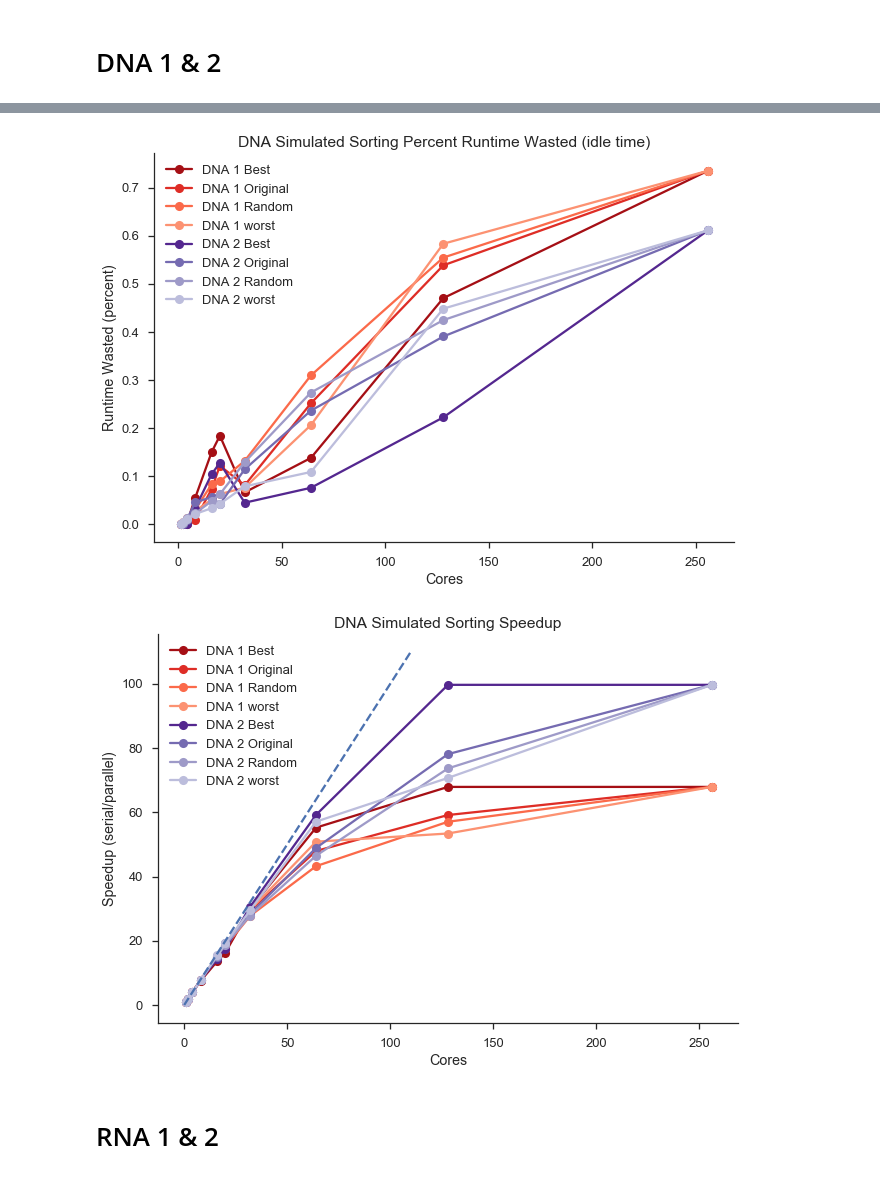
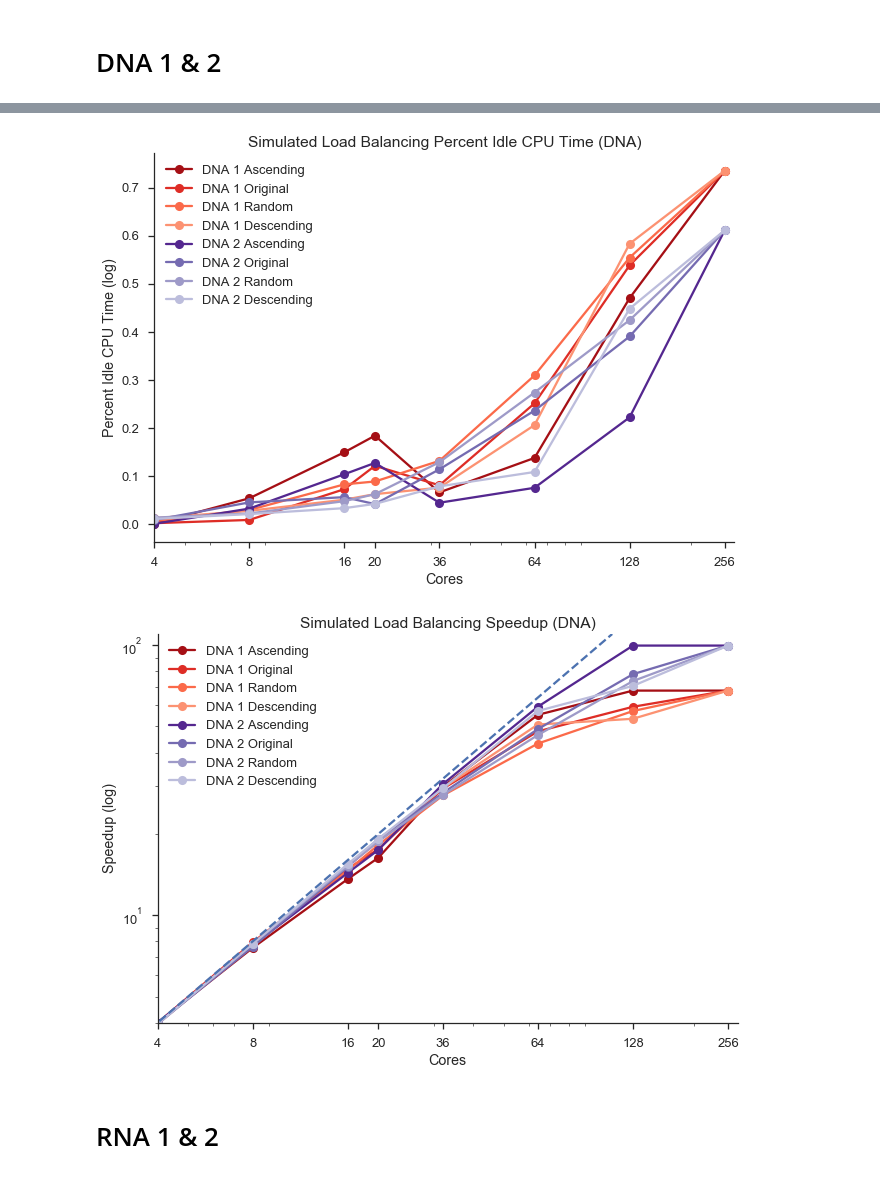
Before and after one commit to AndrewPaulLund/cs205project, a Jupyter notebook: notebooks/simulation_load_balance_plots.ipynb, the cells around one changed output, grey strips where cells are left out. Drawn from its saved outputs; the diff is of its cells as text; code cells hidden in the pictures.

```diff
--- a/notebooks/simulation_load_balance_plots.ipynb
+++ b/notebooks/simulation_load_balance_plots.ipynb
@@ -51,78 +32,86 @@ d1.head(10), d2.head(10)
 # %%
-#separate cases
+#separate cases (10 rows per case)
 #DNA1
-d1_best = d1.iloc[0:10].sort_values(by=['cores'])
+d1_ascending = d1.iloc[0:10].sort_values(by=['cores'])
 d1_original = d1.iloc[10:20].sort_values(by=['cores'])
 d1_random = d1.iloc[20:30].sort_values(by=['cores'])
-d1_worst = d1.iloc[30:40].sort_values(by=['cores'])
+d1_descending = d1.iloc[30:40].sort_values(by=['cores'])
 
 #DNA2
-d2_best = d2.iloc[0:10].sort_values(by=['cores'])
+d2_ascending = d2.iloc[0:10].sort_values(by=['cores'])
 d2_original = d2.iloc[10:20].sort_values(by=['cores'])
 d2_random = d2.iloc[20:30].sort_values(by=['cores'])
-d2_worst = d2.iloc[30:40].sort_values(by=['cores'])
+d2_descending = d2.iloc[30:40].sort_values(by=['cores'])
 
 #calculate speedups
 #DNA1
-d1_best_speedup = [d1_best.iloc[0]['total_time']/p for p in d1_best['total_time']]
+d1_ascending_speedup = [d1_ascending.iloc[0]['total_time']/p for p in d1_ascending['total_time']]
 d1_original_speedup = [d1_original.iloc[0]['total_time']/p for p in d1_original['total_time']]
 d1_random_speedup = [d1_random.iloc[0]['total_time']/p for p in d1_random['total_time']]
-d1_worst_speedup = [d1_worst.iloc[0]['total_time']/p for p in d1_worst['total_time']]
+d1_descending_speedup = [d1_descending.iloc[0]['total_time']/p for p in d1_descending['total_time']]
 
 #DNA2
-d2_best_speedup = [d2_best.iloc[0]['total_time']/p for p in d2_best['total_time']]
+d2_ascending_speedup = [d2_ascending.iloc[0]['total_time']/p for p in d2_ascending['total_time']]
 d2_original_speedup = [d2_original.iloc[0]['total_time']/p for p in d2_original['total_time']]
 d2_random_speedup = [d2_random.iloc[0]['total_time']/p for p in d2_random['total_time']]
-d2_worst_speedup = [d2_worst.iloc[0]['total_time']/p for p in d2_worst['total_time']]
+d2_descending_speedup = [d2_descending.iloc[0]['total_time']/p for p in d2_descending['total_time']]
 # %%
 #plot %wasted vs. cores for simulated sorting
 #DNA1
-plt.plot(cores, d1_best['%_wasted'], '-o', c ='#a50f15', label='DNA 1 Best')
+plt.plot(cores, d1_ascending['%_wasted'], '-o', c ='#a50f15', label='DNA 1 Ascending')
 plt.plot(cores, d1_original['%_wasted'], '-o', c ='#de2d26', label='DNA 1 Original')
 plt.plot(cores, d1_random['%_wasted'], '-o', c ='#fb6a4a', label='DNA 1 Random')
-plt.plot(cores, d1_worst['%_wasted'], '-o', c ='#fc9272', label='DNA 1 worst')
+plt.plot(cores, d1_descending['%_wasted'], '-o', c ='#fc9272', label='DNA 1 Descending')
 
 #DNA2
-plt.plot(cores, d2_best['%_wasted'], '-o', c ='#54278f', label='DNA 2 Best')
+plt.plot(cores, d2_ascending['%_wasted'], '-o', c ='#54278f', label='DNA 2 Ascending')
 plt.plot(cores, d2_original['%_wasted'], '-o', c ='#756bb1', label='DNA 2 Original')
 plt.plot(cores, d2_random['%_wasted'], '-o', c ='#9e9ac8', label='DNA 2 Random')
-plt.plot(cores, d2_worst['%_wasted'], '-o', c ='#bcbddc', label='DNA 2 worst')
+plt.plot(cores, d2_descending['%_wasted'], '-o', c ='#bcbddc', label='DNA 2 Descending')
 
-#labels
-plt.title('DNA Simulated Sorting Percent Runtime Wasted (idle time)')
+#labels & axes
+plt.title('Simulated Load Balancing Percent Idle CPU Time (DNA)')
 plt.xlabel('Cores')
-plt.ylabel('Runtime Wasted (percent)')
+plt.ylabel('Percent Idle CPU Time (log)')
 plt.legend(loc = 'upper left')
+plt.xscale('log')
+plt.xticks([1, 2, 4, 8, 16, 20, 32, 64, 128, 256], ('1','2','4','8','16','20','36','64','128','256'))
+plt.xlim([4, 275])
 sns.despine();
 # %% [output]
-[figure, old version]
+[figure, new version]
 # %%
 #plot speedup vs. cores for simulated sorting
 #DNA1
-plt.plot(cores, d1_best_speedup, '-o', c ='#a50f15', label='DNA 1 Best')
+plt.plot(cores, d1_ascending_speedup, '-o', c ='#a50f15', label='DNA 1 Ascending')
 plt.plot(cores, d1_original_speedup, '-o', c ='#de2d26', label='DNA 1 Original')
 plt.plot(cores, d1_random_speedup, '-o', c ='#fb6a4a', label='DNA 1 Random')
-plt.plot(cores, d1_worst_speedup, '-o', c ='#fc9272', label='DNA 1 worst')
+plt.plot(cores, d1_descending_speedup, '-o', c ='#fc9272', label='DNA 1 Descending')
 
 #DNA2
-plt.plot(cores, d2_best_speedup, '-o', c ='#54278f', label='DNA 2 Best')
+plt.plot(cores, d2_ascending_speedup, '-o', c ='#54278f', label='DNA 2 Ascending')
 plt.plot(cores, d2_original_speedup, '-o', c ='#756bb1', label='DNA 2 Original')
 plt.plot(cores, d2_random_speedup, '-o', c ='#9e9ac8', label='DNA 2 Random')
-plt.plot(cores, d2_worst_speedup, '-o', c ='#bcbddc', label='DNA 2 worst')
+plt.plot(cores, d2_descending_speedup, '-o', c ='#bcbddc', label='DNA 2 Descending')
 
 # add diagonal line
 x = [0, 110]
 y = [0, 110]
 plt.plot(x, y, '--')
 
-#labels
-plt.title('DNA Simulated Sorting Speedup')
+#labels & axes
+plt.title('Simulated Load Balancing Speedup (DNA)')
 plt.xlabel('Cores')
-plt.ylabel('Speedup (serial/parallel)')
+plt.ylabel('Speedup (log)')
 plt.legend(loc = 'upper left')
+plt.xscale('log')
+plt.xticks([1, 2, 4, 8, 16, 20, 32, 64, 128, 256], ('1','2','4','8','16','20','36','64','128','256'))
+plt.yscale('log')
+plt.xlim([4,275])
+plt.ylim([4,110])
 sns.despine();
 # %% [output]
-[figure, old version]
+[figure, new version]
 # %% [markdown]
 # RNA 1 & 2
 # %%
```
Also changed, not shown: parts of 8 cells of this notebook, 15 other files.
